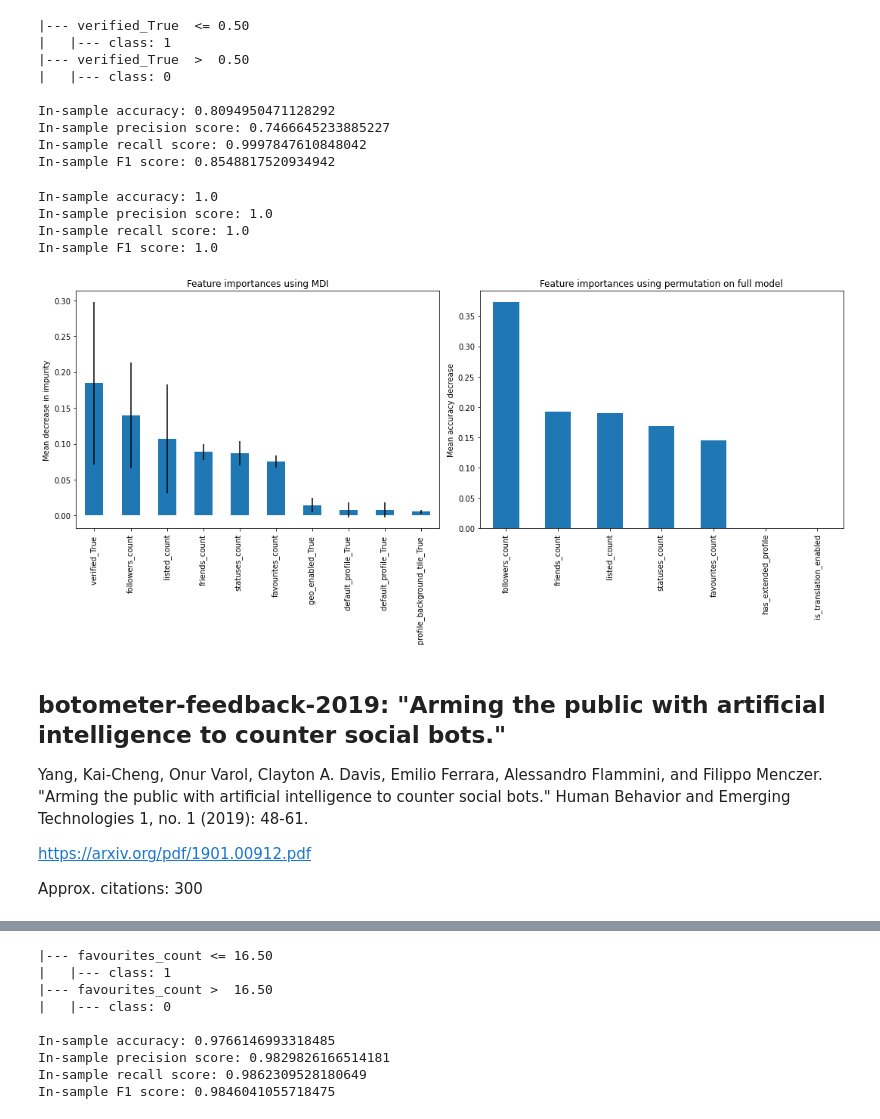
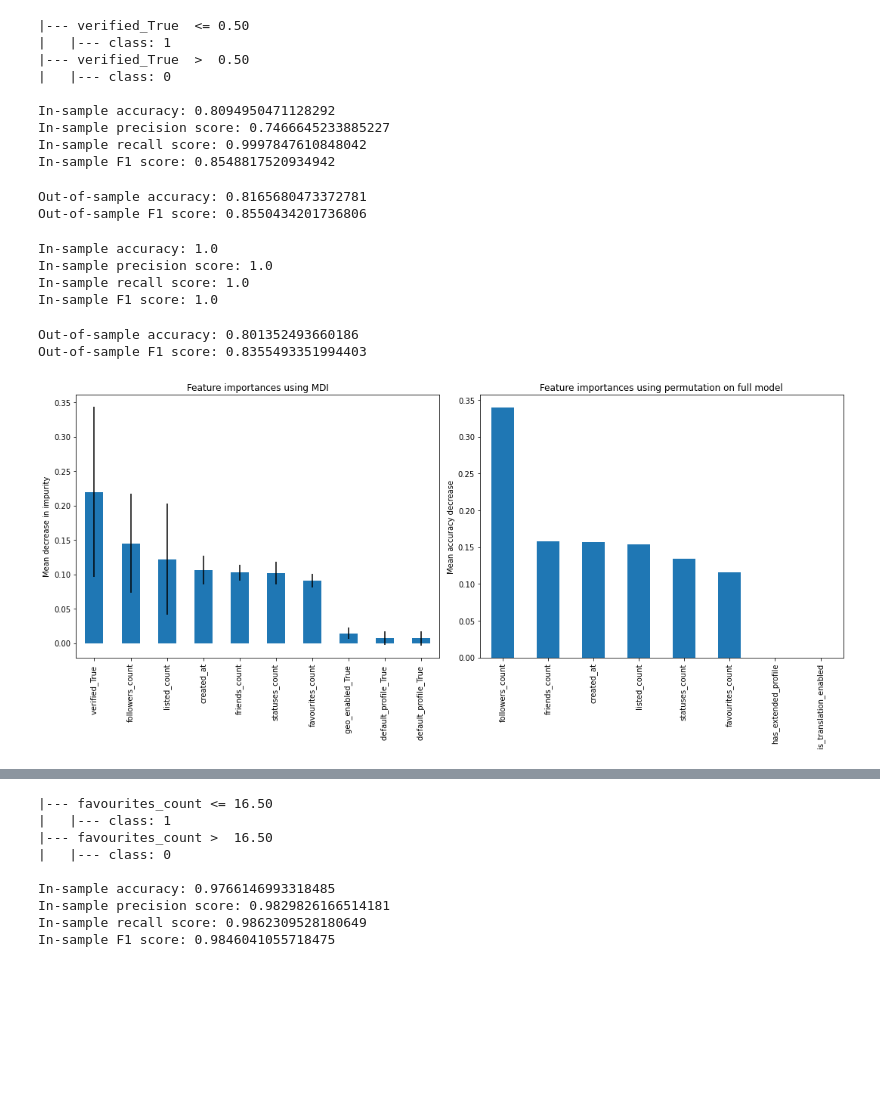
Before and after one commit to johnchrishays/bot-detection, a Jupyter notebook: Simple Decision Rules Give High Accuracy for Detecting Social Bots on Benchmark Datasets.ipynb, the cells around one changed output, grey strips where cells are left out. Drawn from its saved outputs; the diff is of its cells as text; code cells hidden in the pictures; blank space fills up the shorter version.

Commit message:
finish analysis, including comparison of simple decision rules and state of art

```diff
--- a/Simple Decision Rules Give High Accuracy for Detecting Social Bots on Benchmark Datasets.ipynb
+++ b/Simple Decision Rules Give High Accuracy for Detecting Social Bots on Benchmark Datasets.ipynb
@@ -154,9 +158,12 @@ def load_twibot(path):
     return twibot_df, twibot_one_hot, twibot_labels
 
 twibot_df, twibot_one_hot, twibot_labels = load_twibot("./data/Twibot-20/train.json")
+twibot_test, twibot_one_hot_test, twibot_labels_test = load_twibot("./data/Twibot-20/test.json")
+twibot_validate, twibot_one_hot_validate, twibot_labels_validate = load_twibot("./data/Twibot-20/dev.json")
 # %%
 # Fit and score on decision tree
-dt_clf = fit_and_score(twibot_one_hot, twibot_labels, depth=1)
+shared_columns = np.intersect1d(twibot_one_hot.columns, twibot_one_hot_test.columns) # Since we want to check on test set, just use common columns between train/test.
+dt_clf = fit_and_score(twibot_one_hot[shared_columns], twibot_labels, depth=1)
 # %% [output]
 |--- verified_True  <= 0.50
 |   |--- class: 1
@@ -167,27 +174,30 @@ In-sample accuracy: 0.8094950471128292
 In-sample precision score: 0.7466645233885227
 In-sample recall score: 0.9997847610848042
 In-sample F1 score: 0.8548817520934942
+# %%
+# Score on test set for comparison to state of the art
+oos_score(dt_clf, twibot_one_hot_test[shared_columns], twibot_labels_test)
+# %% [output]
+Out-of-sample accuracy: 0.8165680473372781
+Out-of-sample F1 score: 0.8550434201736806
 # %%
 # Fit and score on random forest
 rf = ensemble.RandomForestClassifier(n_estimators=100)
-rf_clf = fit_and_score(twibot_one_hot, twibot_labels, method=rf)
+rf_clf = fit_and_score(twibot_one_hot[shared_columns], twibot_labels, method=rf)
 # %% [output]
 In-sample accuracy: 1.0
 In-sample precision score: 1.0
 In-sample recall score: 1.0
 In-sample F1 score: 1.0
+# %%
+oos_score(rf_clf, twibot_one_hot_test[shared_columns], twibot_labels_test)
+# %% [output]
+Out-of-sample accuracy: 0.801352493660186
+Out-of-sample F1 score: 0.8355493351994403
 # %%
 fig, axes = plt.subplots(1,2, figsize=(15,7))
-mdi_feature_importance(rf_clf, list(twibot_one_hot.columns), axes[0])
+mdi_feature_importance(rf_clf, list(twibot_one_hot[shared_columns].columns), axes[0])
 permutation_feature_importance(axes[1], twibot_df, twibot_labels, DUMMY_COLUMNS)
 fig.tight_layout()
 # %% [output]
-[figure, old version]
+[figure, new version]
-# %% [markdown]
-## botometer-feedback-2019: "Arming the public with artificial intelligence to counter social bots."
-
-Yang, Kai‐Cheng, Onur Varol, Clayton A. Davis, Emilio Ferrara, Alessandro Flammini, and Filippo Menczer. "Arming the public with artificial intelligence to counter social bots." Human Behavior and Emerging Technologies 1, no. 1 (2019): 48-61.
-
-https://arxiv.org/pdf/1901.00912.pdf
-
-Approx. citations: 300
```
Also changed, not shown: parts of 15 cells of this notebook.
